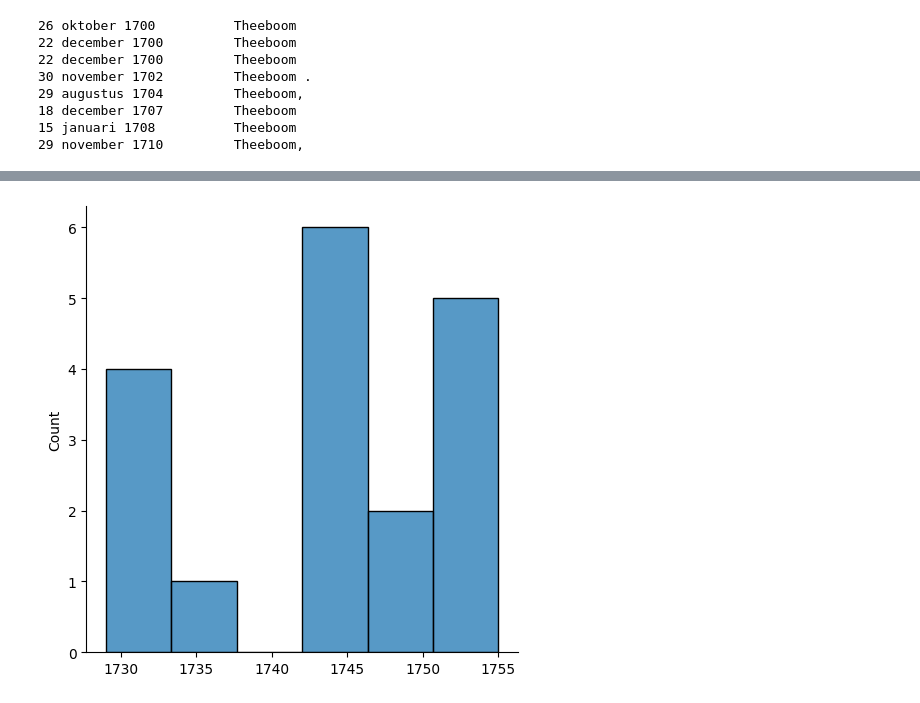
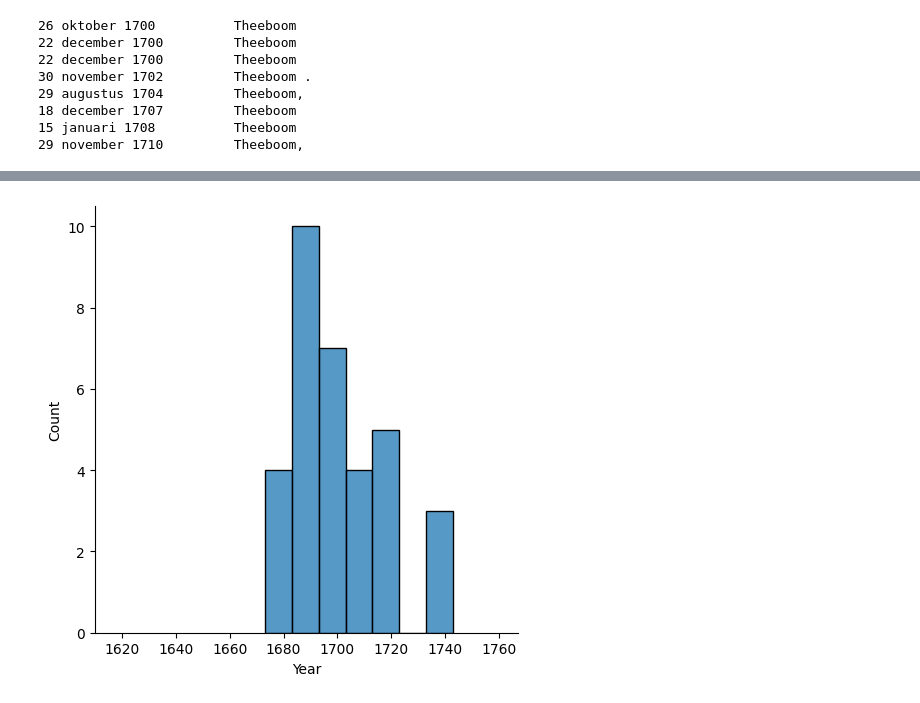
Before and after one commit to RMHendriks/NEAnalyzer, a Jupyter notebook: NEDate.ipynb, the cells around one changed output, grey strips where cells are left out. Cells and saved outputs as stored; diff of their text form; code cells hidden in the pictures.

Commit message:
Changed collection to Panda's Dataframe and improved graph

```diff
--- a/NEDate.ipynb
+++ b/NEDate.ipynb
@@ -86,5 +86,5 @@ for letter, word in results:
 # %%
 from NEAnalyzer import NEA
 # %%
-obj = NEA("VOC", A, F)
+obj = NEA("Middelburg", A, F, T)
 # %% [output]
@@ -97,4 +113,4 @@ obj.print_info()
 # %%
-obj.draw_plot()
+obj.draw_plot(use_fixed_x=True)
 # %% [output]
-[figure, old version]
+[figure, new version]
```
Also changed, not shown: parts of 3 cells of this notebook, 1 other file.
